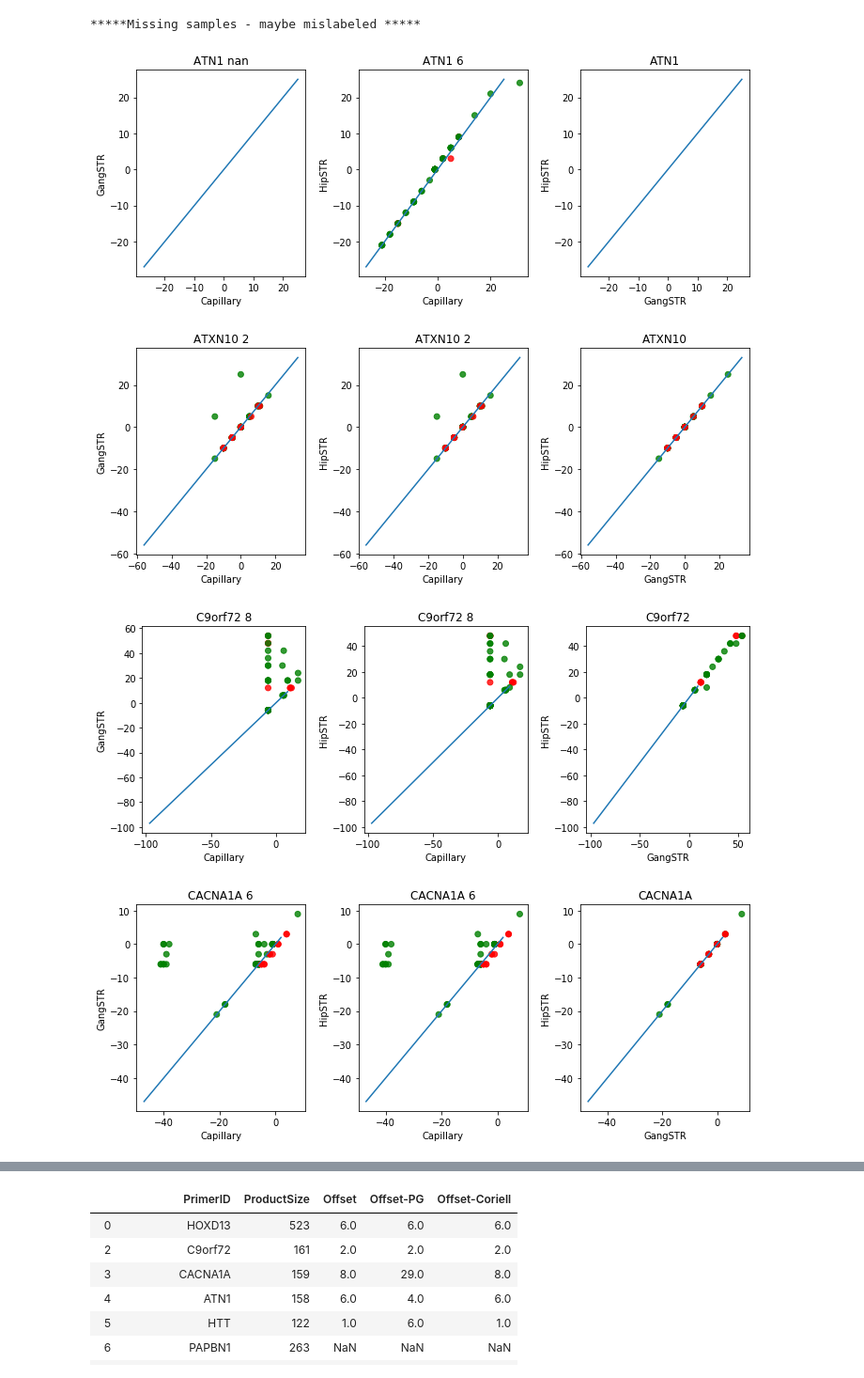
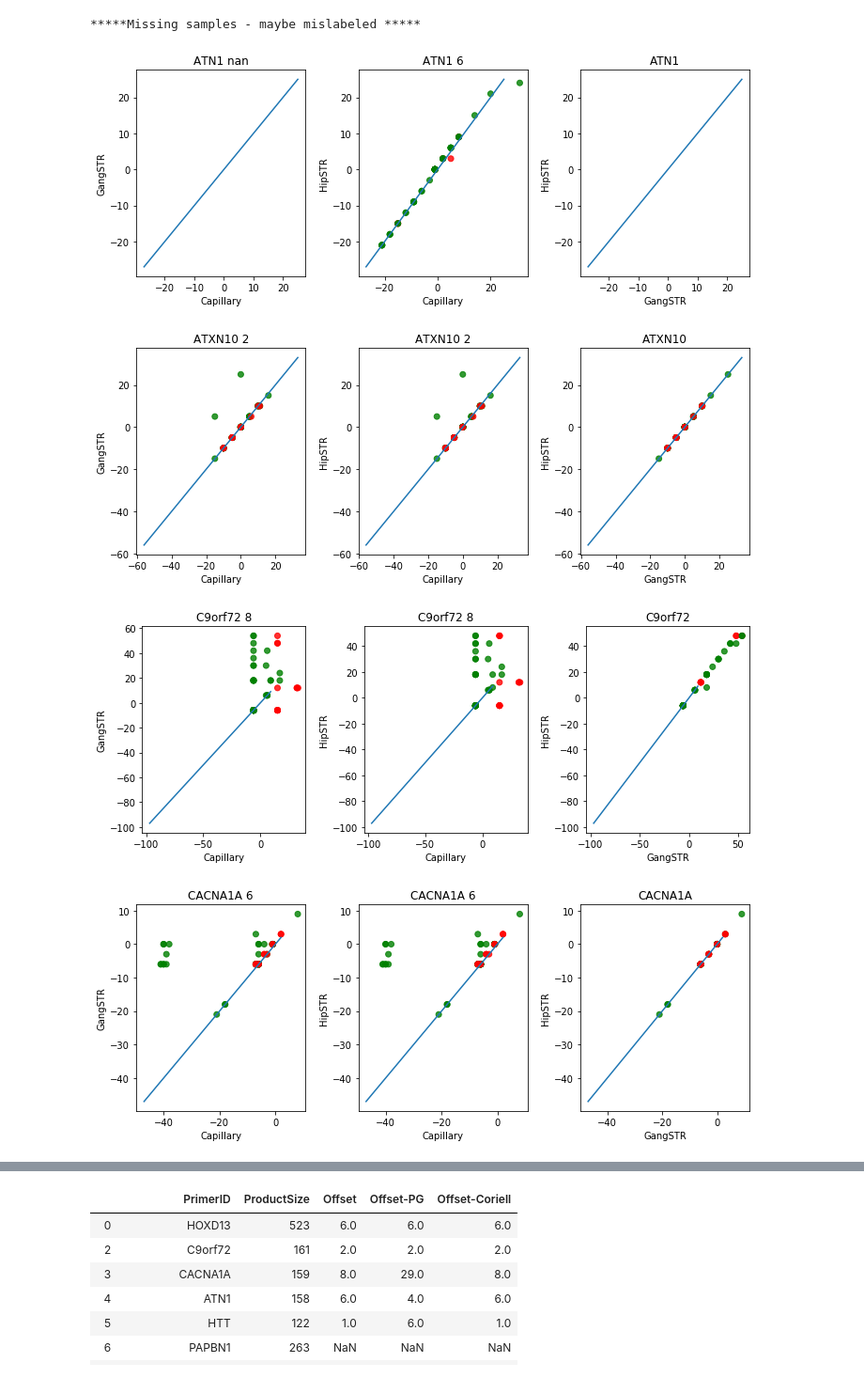
Before and after one commit to gymrek-lab/TRTools, a Jupyter notebook: experimental/capillary_offset_learn/notebooks/LearnCapillaryOffset.ipynb, the cells around one changed output, grey strips where cells are left out. Shown at 94% size. Saved outputs shown, nothing was run; the diff lists cells and outputs as text; code cells hidden in the pictures.

```diff
--- a/experimental/capillary_offset_learn/notebooks/LearnCapillaryOffset.ipynb
+++ b/experimental/capillary_offset_learn/notebooks/LearnCapillaryOffset.ipynb
@@ -50,7 +50,7 @@ ref_prod_sizes = LoadGSheet(gc.open("1000GenomesRepeatValidationDatabase").works
 
 rmloci = ["AR","NOS1","FMR1","CNBP","chr12_131901040_T","chr12_75962280_T","chr12_92269453_T", \
     "chr15_72443969_T","chr16_58599051_A","chr16_67644335_T","chr3_54501407_T", \
-    "chr4_176019003_T", "chr18_38020886_TCTA","AFF2","ARX","chr7_103989357_CCG","RUNX2"]
+    "chr4_176019003_T", "AFF2","ARX","chr7_103989357_CCG","RUNX2"]
 ref_prod_sizes = ref_prod_sizes[~ref_prod_sizes["PrimerID"].isin(rmloci)]
 # %%
 ####### Check are some samples missing from our list?
@@ -203,34 +203,34 @@ for PrimerID in sorted(set(ref_prod_sizes["PrimerID"])):
     fig.set_size_inches((10, 4))
     ax = fig.add_subplot(131)
     ax.set_title(PrimerID + " %s"%offset_gstr)
     ax.set_xlabel("Capillary")
     ax.set_ylabel("GangSTR")
-    ax.scatter([X[i]+samp_offsets[i] for i in range(len(X)item+offset_gstr for item in X], Y_gstr, alpha=0.8, color=colors)
+    ax.scatter([X[i]+samp_offsets[i] for i in range(len(X))], Y_gstr, alpha=0.8, color=colors)
     ax.plot(xvals, xvals)
 
     ax = fig.add_subplot(132)
     ax.set_title(PrimerID + " %s"%offset_hstr)
     ax.set_xlabel("Capillary")
     ax.set_ylabel("HipSTR")
-    ax.scatter([item+offset_hstr for item in X], Y_hstr, alpha=0.8, color=colors)
+    ax.scatter([X[i]+samp_offsets[i] for i in range(len(X))], Y_hstr, alpha=0.8, color=colors)
     ax.plot(xvals, xvals)
 
     ax = fig.add_subplot(133)
     ax.set_title(PrimerID)
     ax.set_xlabel("GangSTR")
     ax.set_ylabel("HipSTR")
     ax.scatter(Y_gstr, Y_hstr, alpha=0.8, color=colors)
     ax.plot(xvals, xvals)
 
     fig.tight_layout()
 
 ref_prod_sizes["Offset"] = offsets
 ref_prod_sizes["Offset-PG"] = offsets_PG
 ref_prod_sizes["Offset-Coriell"] = offsets_Coriell
 
 calldata = pd.DataFrame({"PrimerID": loci_, "SampleID": samples_, "Cap": cap_, "HipSTR": hip_, "GangSTR": gang_})
 # %% [output]
 [figure]
 [figure]
-[figure, old version]
+[figure, new version]
-[figure, old version]
+[figure, new version]
```
Also changed, not shown: parts of 2 cells of this notebook, 2 other files.
